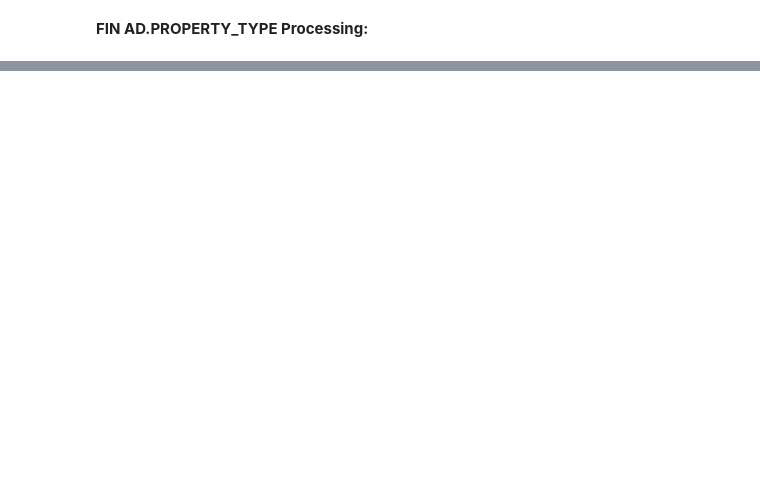
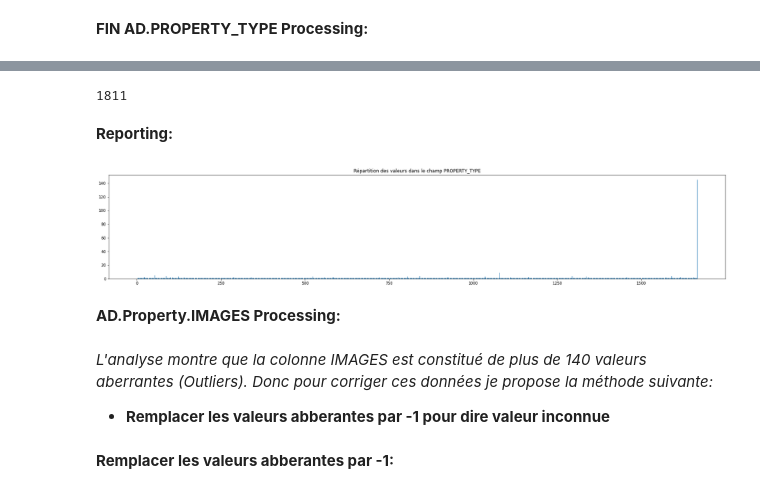
Before and after one commit to secouba/testsKapernikov, a Jupyter notebook: testsKapernikov.ipynb, the cells around one changed output, grey strips where cells are left out. Cells and saved outputs as stored; diff of their text form; code cells hidden in the pictures; blank space fills up the shorter version.

```diff
--- a/testsKapernikov.ipynb
+++ b/testsKapernikov.ipynb
@@ -488,0 +608,4 @@ Figures.showPieChart(Property_types,Count,"Répartition des valeurs dans le cham
+# %%
+#regroupement par ZIP_CODE
+dataGroupByConstruction_year = data.groupBy('CONSTRUCTION_YEAR').count()
+dataGroupByConstruction_year.show()
@@ -488,0 +727,54 @@ Figures.showPieChart(Property_types,Count,"Répartition des valeurs dans le cham
+# %%
+#regroupement par ZIP_CODE
+dataGroupByImages = data.groupBy('IMAGES').count()
+dataGroupByImages.count()
+# %% [output]
+1811
+# %% [markdown]
+**Reporting:**
+# %%
+import ast
+import json
+from urlextract import URLExtract
+
+extractor = URLExtract()
+#Dans cette section nous allons utiliser un instrument de visualisation pour voir comment les données sont réparties.
+#Le code ci-dessous va permettre de regrouper les valeurs de la colonne n'appartenant pas la liste des types de bien
+
+#Récupération des deux colonnes du groupBy sous forme de liste.
+Images = dataGroupByImages.toPandas()["IMAGES"].values.tolist()
+Count = dataGroupByImages.toPandas()["count"].values.tolist()
+Images_copy = dataGroupByImages.toPandas()["IMAGES"].values.tolist()
+
+cpt = 0
+listIndexes = list()
+
+#On compte le nombre de valeurs aberrantes dans la colonne en enregistrant leur position pour les enlever après.
+for i in range(len(Images)):
+    #permet de récupérer des URL.
+    urls = extractor.find_urls(str(Images[i]))
+    if(len(urls) == 0):
+        cpt +=1
+        listIndexes.append(i)
+
+#trie dans l'ordre décroissant pour éviter que l'index sorte de la liste.
+sortedListIndexes = sorted(listIndexes, reverse=True)
+
+#Suppressions des valeurs incorrectes issues du groupBy.
+for i in sortedListIndexes:
+    del Images[i]
+    del Count[i]
+
+Images.append("Outliers")
+Count.append(cpt)
+# %%
+Figures.funShowHisto(Count, Images, False, "", "Répartition des valeurs dans le champ IMAGES")
+# %% [output]
+[figure, added]
+# %% [markdown]
+**AD.Property.IMAGES Processing:**
+# %% [markdown]
+*L'analyse montre que la colonne IMAGES est constitué de plus de 140 valeurs aberrantes (Outliers). Donc pour corriger ces données je propose la méthode suivante:*
+- **Remplacer les valeurs abberantes par -1 pour dire valeur inconnue**
+# %% [markdown]
+**Remplacer les valeurs abberantes par -1:**
```
Also changed, not shown: parts of 50 cells of this notebook.
